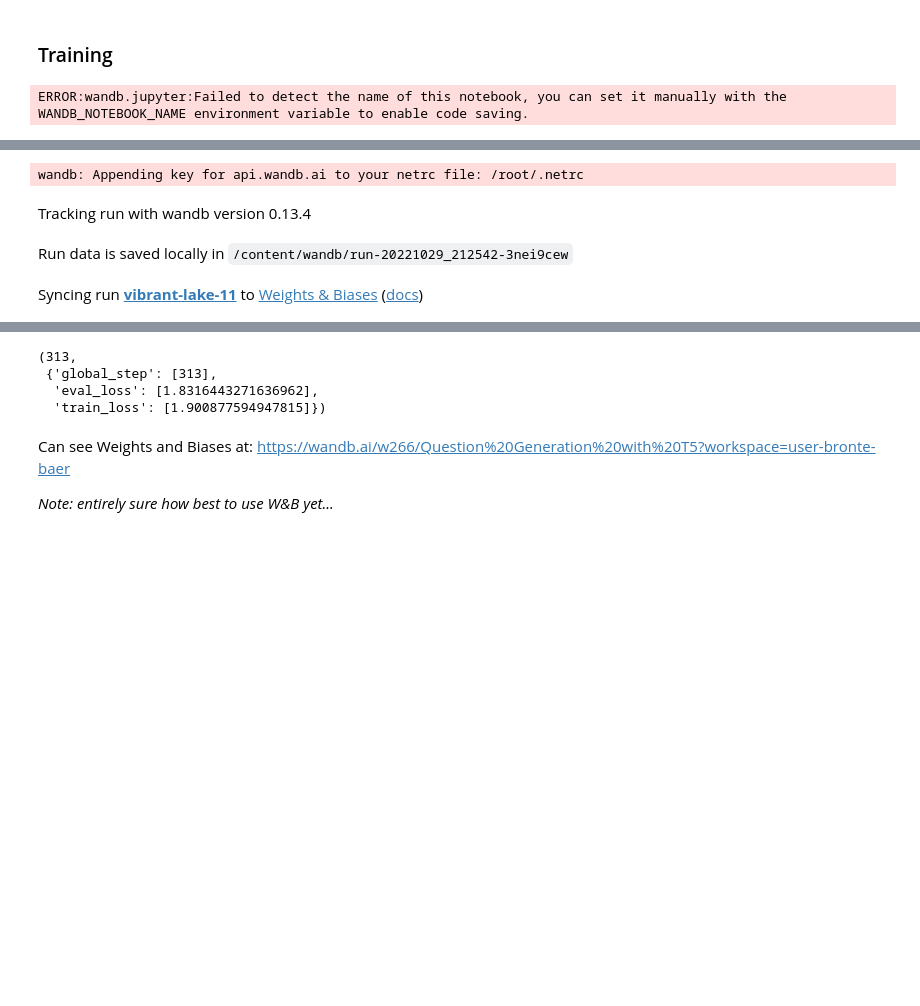
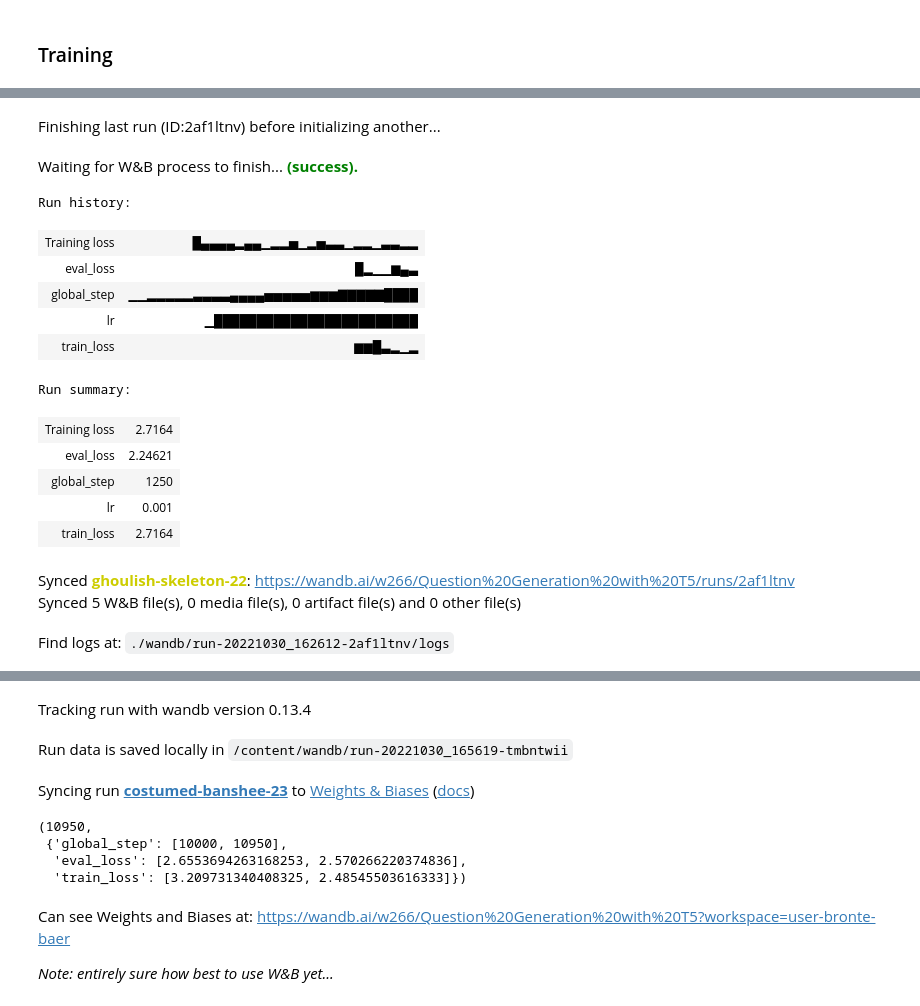
Before and after one commit to jeanlucjackson/w266_NLP_final_project, a Jupyter notebook: code/BB/bb_t5_simple_transformers.ipynb, the cells around one changed output, grey strips where cells are left out. Saved outputs shown, nothing was run; the diff lists cells and outputs as text; code cells hidden in the pictures; blank space fills up the shorter version.

```diff
--- a/code/BB/bb_t5_simple_transformers.ipynb
+++ b/code/BB/bb_t5_simple_transformers.ipynb
@@ -55,8 +55,9 @@ Set up dataframes
 # %%
 # Create dataframe for train data
 # shuffle so random
-count=10000
-data_shuffle=data_squad['train'].shuffle(seed=1962).select(range(count))
+#count=10000
+data_shuffle=data_squad['train'].shuffle(seed=1962)
+#.select(range(count))
 train_df=pd.DataFrame()
 train_df['answer'] = [answer['text'][0] for answer in data_shuffle['answers']]
 train_df['question'] = data_shuffle['question']
@@ -79,8 +80,9 @@ WARNING:datasets.arrow_dataset:Loading cached shuffled indices for dataset at /c
 # %%
 # Create dataframe for validation data
 # shuffle so random
-count=1000
-data_shuffle=data_squad['validation'].shuffle(seed=1962).select(range(count))
+#count=1000
+data_shuffle=data_squad['validation'].shuffle(seed=1962)
+#.select(range(count))
 eval_df=pd.DataFrame()
 eval_df['answer'] = [answer['text'][0] for answer in data_shuffle['answers']]
 eval_df['question'] = data_shuffle['question']
@@ -148,21 +156,28 @@ model_args = {
     "reprocess_input_data": True,
     "overwrite_output_dir": True,
     "max_seq_length": 128,
-    "train_batch_size": 32,
+    "train_batch_size": 8,
     "num_train_epochs": 1,
     "save_eval_checkpoints": True,
     "save_steps": -1,
     "use_multiprocessing": False,
     "evaluate_during_training": True,
-    "evaluate_during_training_steps": 1000,
+    "evaluate_during_training_steps": 10000,
     "evaluate_during_training_verbose": True,
     "fp16": False,
+    # settings to stop model when loss doesn't decrease
+    # "use_early_stopping": True,
+    # "early_stopping_delta": 0.01,
+    # # "early_stopping_metric": "t5",
+    # "early_stopping_metric_minimize": False,
+    # "early_stopping_patience": 5,
+    # "evaluate_during_training_steps" = 1000,
 
     "wandb_project": "Question Generation with T5",
 }
 
-model = T5Model("t5", "t5-base", args=model_args)
+model = T5Model("t5", "google/t5-v1_1-base", args=model_args)
+#google/t5-v1_1-base
 
 model.train_model(train_df, eval_data=eval_df)
 # %% [output]
-ERROR:wandb.jupyter:Failed to detect the name of this notebook, you can set it manually with the WANDB_NOTEBOOK_NAME environment variable to enable code saving.
@@ -170,4 +184,17 @@ ERROR:wandb.jupyter:Failed to detect the name of this notebook, you can set it m
-wandb: Appending key for api.wandb.ai to your netrc file: /root/.netrc
-Tracking run with wandb version 0.13.4
+Finishing last run (ID:2af1ltnv) before initializing another...
-Run data is saved locally in /content/wandb/run-20221029_212542-3nei9cew
+Waiting for W&B process to finish... (success).
+Run history:
+| Training loss | █▄▄▄▄▂▄▄▁▂▂▅▁▂▅▃▃▁▂▂▁▃▃▂▂ |
+| eval_loss | █▂▁▁▆▄▃ |
+| global_step | ▁▁▂▂▂▂▂▃▃▃▃▄▄▄▄▅▅▅▅▅▆▆▆▇▇▇▇▇████ |
+| lr | ▁████████████████████████ |
+| train_loss | ▆▆█▃▂▁▂ |
+Run summary:
+| Training loss | 2.7164 |
+| eval_loss | 2.24621 |
+| global_step | 1250 |
+| lr | 0.001 |
+| train_loss | 2.7164 |
-Syncing run vibrant-lake-11 to Weights & Biases (docs)
+Synced ghoulish-skeleton-22: https://wandb.ai/w266/Question%20Generation%20with%20T5/runs/2af1ltnv
+Synced 5 W&B file(s), 0 media file(s), 0 artifact file(s) and 0 other file(s)
+Find logs at: ./wandb/run-20221030_162612-2af1ltnv/logs
@@ -174,7 +202,10 @@ Syncing run vibrant-lake-11 to Weights & Biases (docs)
+Tracking run with wandb version 0.13.4
+Run data is saved locally in /content/wandb/run-20221030_165619-tmbntwii
+Syncing run costumed-banshee-23 to Weights & Biases (docs)
-(313,
- {'global_step': [313],
-  'eval_loss': [1.8316443271636962],
-  'train_loss': [1.900877594947815]})
+(10950,
+ {'global_step': [10000, 10950],
+  'eval_loss': [2.6553694263168253, 2.570266220374836],
+  'train_loss': [3.209731340408325, 2.48545503616333]})
 # %% [markdown]
 Can see Weights and Biases at: https://wandb.ai/w266/Question%20Generation%20with%20T5?workspace=user-bronte-baer
 
```
Also changed, not shown: parts of 9 cells of this notebook.
